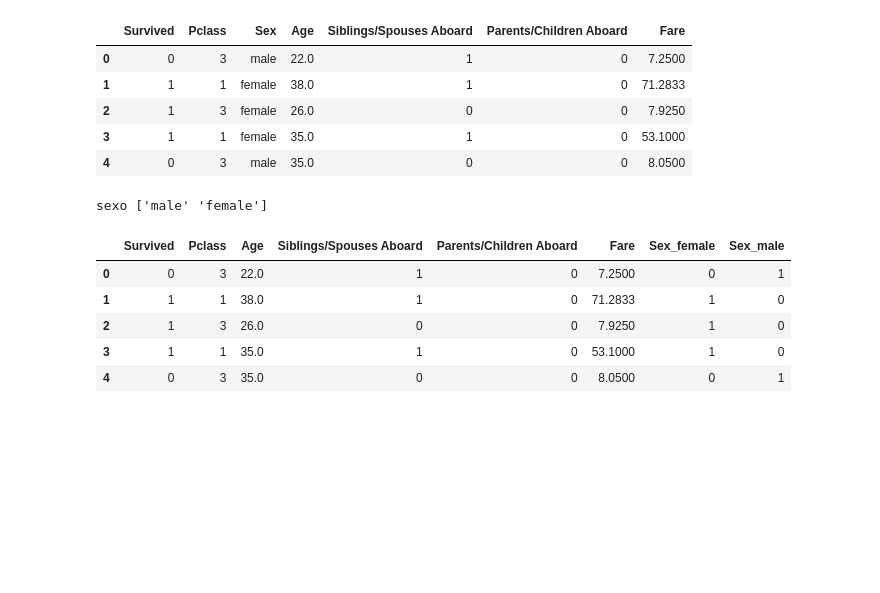
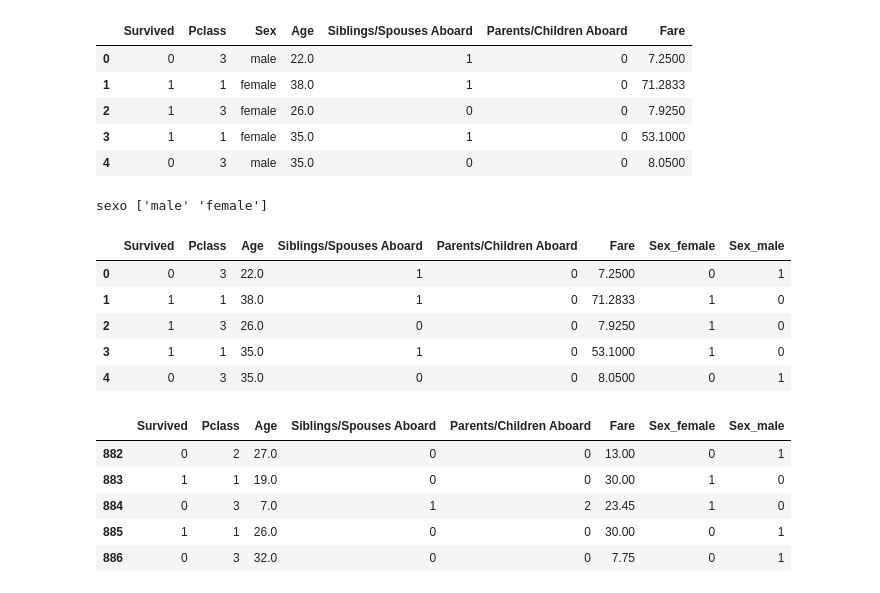
Before and after one commit to galexbh/Machine-learning-course, a Jupyter notebook: src/02 - Hello World/helloworldML.ipynb, the cells around one changed output. Cells and saved outputs as stored; diff of their text form; code cells hidden in the pictures; blank space fills up the shorter version.

```diff
--- a/src/02 - Hello World/helloworldML.ipynb
+++ b/src/02 - Hello World/helloworldML.ipynb
@@ -65,6 +65,15 @@ df_categorized.head(5)
 | 2 | 1 | 3 | 26.0 | 0 | 0 | 7.9250 | 1 | 0 |
 | 3 | 1 | 1 | 35.0 | 1 | 0 | 53.1000 | 1 | 0 |
 | 4 | 0 | 3 | 35.0 | 0 | 0 | 8.0500 | 0 | 1 |
+# %%
+df_categorized.tail(5)
+# %% [output]
+|  | Survived | Pclass | Age | Siblings/Spouses Aboard | Parents/Children Aboard | Fare | Sex_female | Sex_male |
+| 882 | 0 | 2 | 27.0 | 0 | 0 | 13.00 | 0 | 1 |
+| 883 | 1 | 1 | 19.0 | 0 | 0 | 30.00 | 1 | 0 |
+| 884 | 0 | 3 | 7.0 | 1 | 2 | 23.45 | 1 | 0 |
+| 885 | 1 | 1 | 26.0 | 0 | 0 | 30.00 | 0 | 1 |
+| 886 | 0 | 3 | 32.0 | 0 | 0 | 7.75 | 0 | 1 |
 # %%
 df_categorized.describe()
 # %% [output]
```
Also changed, not shown: parts of 9 cells of this notebook.
